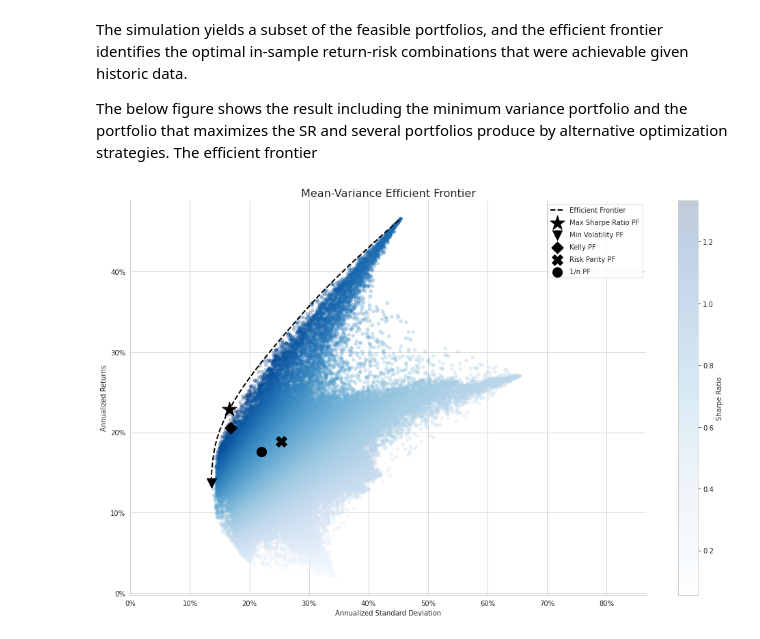
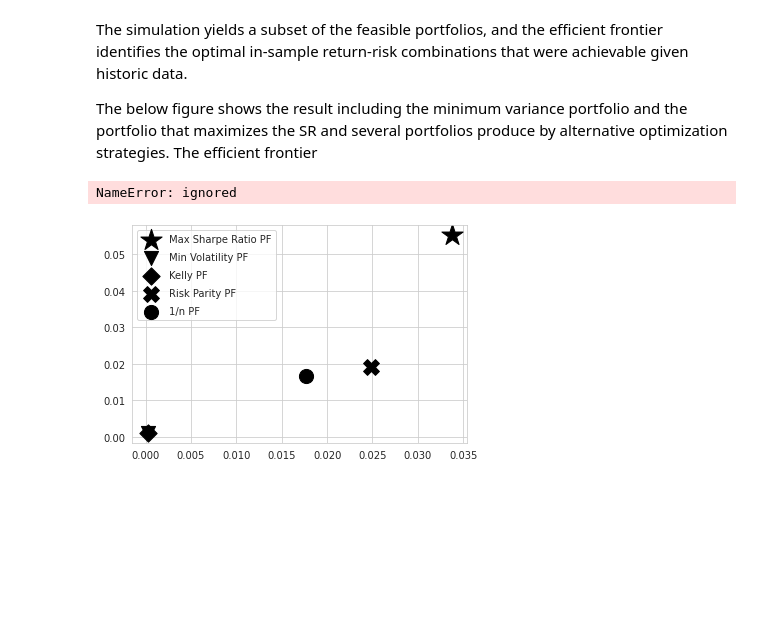
Before and after one commit to tleitch/Machine-Learning-for-Algorithmic-Trading-Second-Edition, a Jupyter notebook: assignments/projectPptimization.ipynb, the cells around one changed output. Drawn from its saved outputs; the diff is of its cells as text; code cells hidden in the pictures; blank space fills up the shorter version.

```diff
--- a/assignments/projectPptimization.ipynb
+++ b/assignments/projectPptimization.ipynb
@@ -180,15 +302,0 @@ df.describe()
-# %%
-ax = simul_perf.plot.scatter(x=0, y=1, c=2, cmap='Blues',
-                             alpha=0.5, figsize=(14, 9), colorbar=True,
-                             title=f'{NUM_PF:,d} Simulated Portfolios')
-
-max_sharpe_idx = simul_perf.iloc[:, 2].idxmax()
-sd, r = simul_perf.iloc[max_sharpe_idx, :2].values
-print(f'Max Sharpe: {sd:.2%}, {r:.2%}')
-ax.scatter(sd, r, marker='*', color='darkblue', s=500, label='Max. Sharpe Ratio')
-
-min_vol_idx = simul_perf.iloc[:, 0].idxmin()
-sd, r = simul_perf.iloc[min_vol_idx, :2].values
-ax.scatter(sd, r, marker='*', color='green', s=500, label='Min Volatility')
-plt.legend(labelspacing=1, loc='upper left')
-plt.tight_layout()
@@ -222,16 +327,21 @@ Define a target function that represents the negative SR for scipy's minimize fu
 # %%
 def neg_sharpe_ratio(weights, mean_ret, cov):
     r, sd = portfolio_performance(weights, mean_ret, cov)
-    return -(r - rf_rate) / sd
+    print(r)
+    print(sd)
+    print(-((r - rf_rate) / sd))
+    if sd==0:
+      print("error sd=0")
+    return -((r - rf_rate) / sd)
 # %%
 weight_constraint = {'type': 'eq',
                      'fun': lambda x: np.sum(np.abs(x))-1}
 # %%
-def max_sharpe_ratio(mean_ret, cov, short=False):
+def max_sharpe_ratio(mean_ret, cov, short=True):
     return minimize(fun=neg_sharpe_ratio,
                     x0=x0,
                     args=(mean_ret, cov),
-                    method='SLSQP',
+                    method='L-BFGS-B',
                     bounds=((-1 if short else 0, 1),) * n_assets,
                     constraints=weight_constraint,
                     options={'tol':1e-10, 'maxiter':1e4})
@@ -284,2 +396,0 @@ def efficient_frontier(mean_ret, cov, ret_range, short=False):
-# %%
-simul_perf, simul_wt = simulate_portfolios(mean_returns, cov_matrix, short=False)
@@ -337,38 +457,36 @@ The simulation yields a subset of the feasible portfolios, and the efficient fro
 The below figure shows the result including the minimum variance portfolio and the portfolio that maximizes the SR and several portfolios produce by alternative optimization strategies. The efficient frontier
 # %%
 fig, ax = plt.subplots()
-simul_perf.plot.scatter(x=0, y=1, c=2, ax=ax, cmap='Blues',alpha=0.25,
-                        figsize=(14, 9), colorbar=True)
 
-eff_pf[eff_pf.index.min():].plot(linestyle='--', lw=2, ax=ax, c='k',
-                                 label='Efficient Frontier')
+
 
 r, sd = max_sharpe_perf
 ax.scatter(sd, r, marker='*', color='k', s=500, label='Max Sharpe Ratio PF')
 
 r, sd = min_vol_perf
 ax.scatter(sd, r, marker='v', color='k', s=200, label='Min Volatility PF')
 
 kelly_wt = precision_matrix.dot(mean_returns).clip(lower=0).values
 kelly_wt /= np.sum(np.abs(kelly_wt))
 r, sd = portfolio_performance(kelly_wt, mean_returns, cov_matrix)
 ax.scatter(sd, r, marker='D', color='k', s=150, label='Kelly PF')
 
 std = weekly_returns.std()
 std /= std.sum()
 r, sd = portfolio_performance(std, mean_returns, cov_matrix)
 ax.scatter(sd, r, marker='X', color='k', s=250, label='Risk Parity PF')
 
 r, sd = portfolio_performance(np.full(n_assets, 1/n_assets), mean_returns, cov_matrix)
 ax.scatter(sd, r, marker='o', color='k', s=200, label='1/n PF')
 
 
 ax.legend(labelspacing=0.8)
 ax.set_xlim(0, eff_pf.max()+.4)
 ax.set_title('Mean-Variance Efficient Frontier', fontsize=16)
 ax.yaxis.set_major_formatter(FuncFormatter(lambda y, _: '{:.0%}'.format(y)))
 ax.xaxis.set_major_formatter(FuncFormatter(lambda y, _: '{:.0%}'.format(y)))
 sns.despine()
 fig.tight_layout();
 # %% [output]
+NameError: ignored
-[figure, old version]
+[figure, new version]
```
Also changed, not shown: parts of 44 cells of this notebook.
